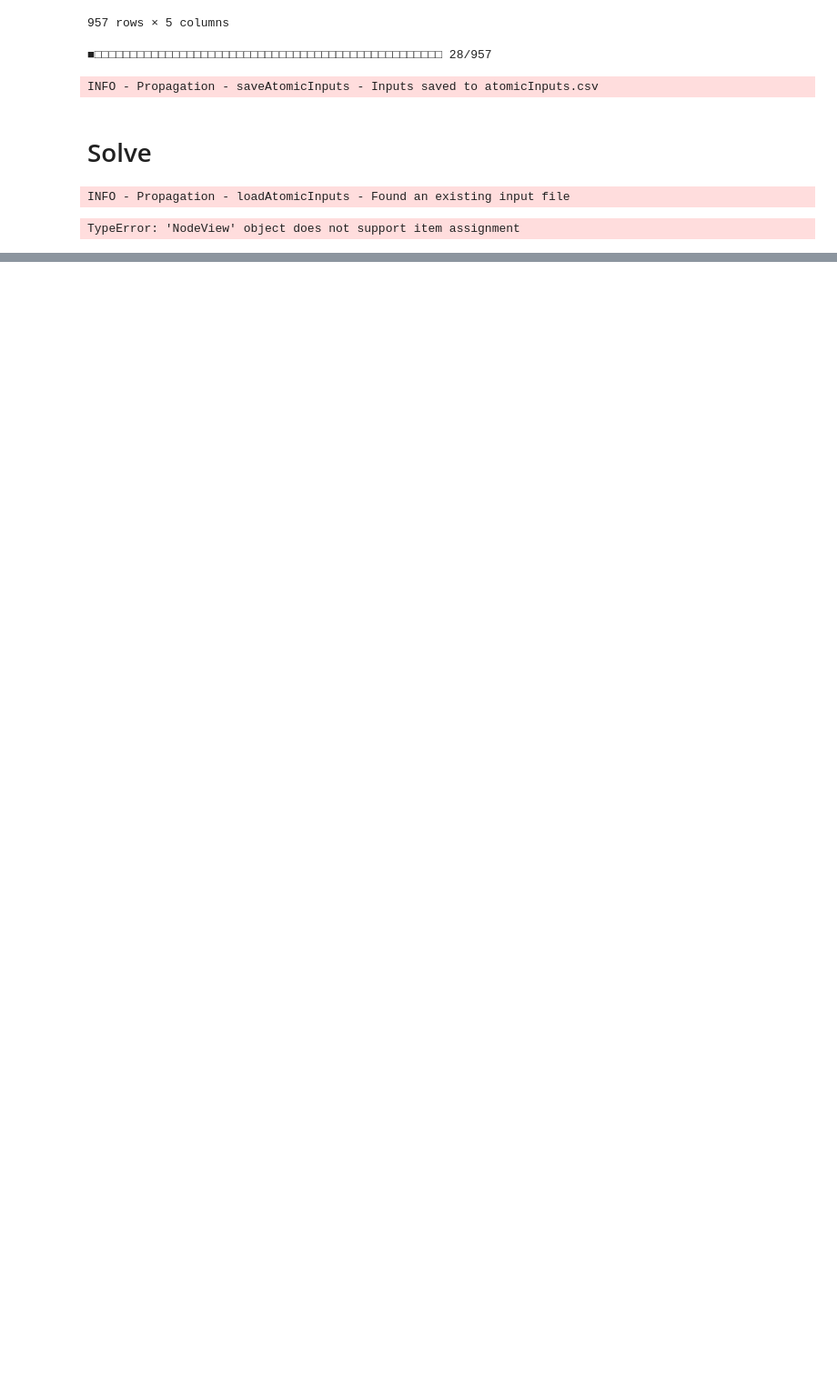
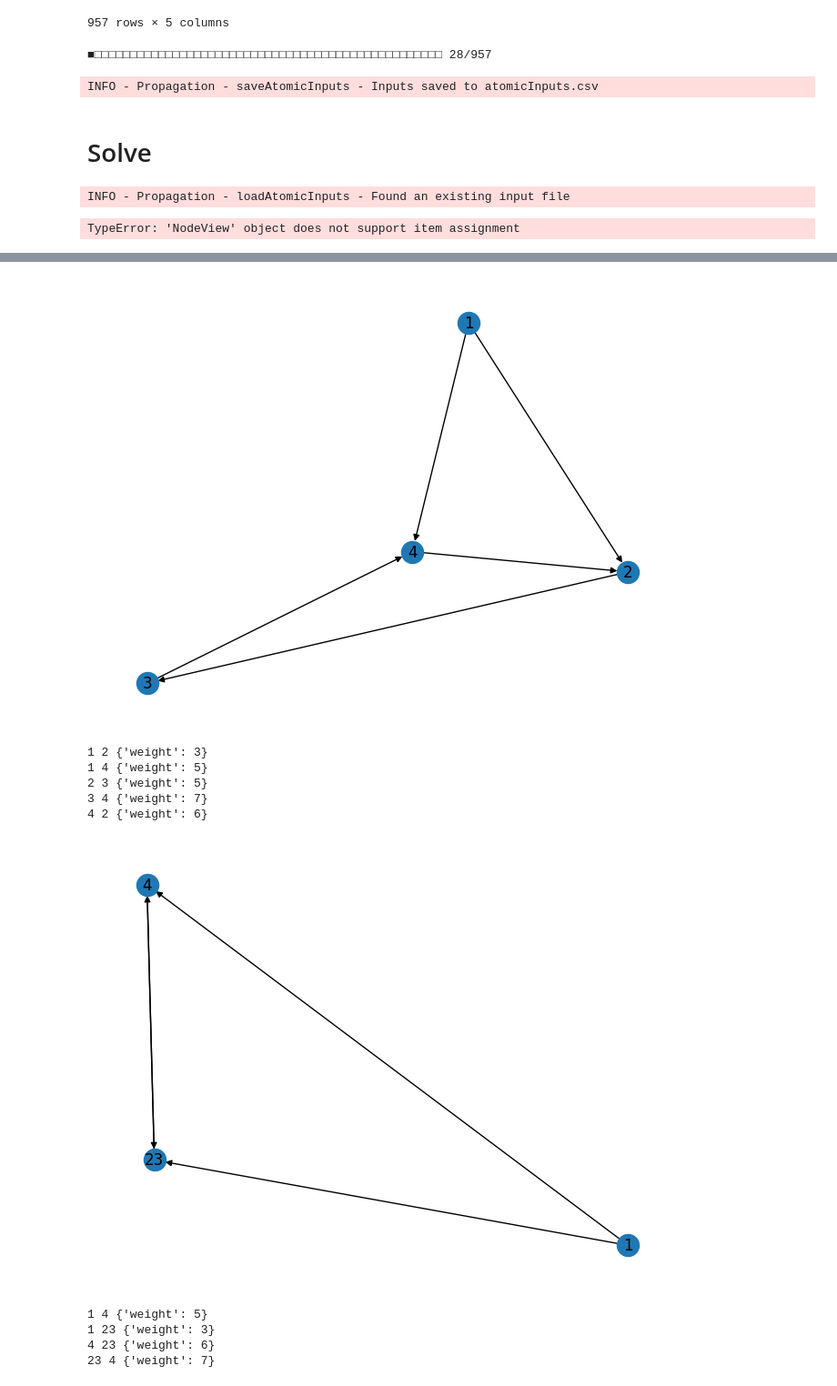
Before and after one commit to TimEpsilon/GraphStonksLand, a Jupyter notebook: Main.ipynb, the cells around one changed output, grey strips where cells are left out. Shown at 91% size. Drawn from its saved outputs; the diff is of its cells as text; code cells hidden in the pictures; blank space fills up the shorter version.

```diff
--- a/Main.ipynb
+++ b/Main.ipynb
@@ -158,0 +266,48 @@ output.to_json("SCT_Table.json")
+# %%
+import networkx as nx
+import matplotlib.pyplot as plt
+
+g = nx.DiGraph()
+g.add_nodes_from((1,2,3,4))
+g.add_edge(1,2,weight=3)
+g.add_edge(2,3,weight=5)
+g.add_edge(3,4,weight=7)
+g.add_edge(1,4,weight=5)
+g.add_edge(4,2,weight=6)
+
+nx.draw_spring(g, with_labels=True)
+plt.show()
+
+tag = "23"
+nodes = {2,3}
+
+for i,o,data in g.edges(data=True):
+    print(i,o,data)
+
+for inc,out,data in g.copy().edges().data():
+    if inc in nodes:
+        g.add_edge(tag, out, **data)
+    if out in nodes:
+        g.add_edge(inc, tag, **data)
+
+for node in g.copy().nodes():
+    if node in nodes:
+        g.remove_node(node)
+
+nx.draw_spring(g, with_labels=True)
+plt.show()
+
+for i,o,data in g.edges(data=True):
+    print(i,o,data)
+# %% [output]
+[figure, added]
+1 2 {'weight': 3}
+1 4 {'weight': 5}
+2 3 {'weight': 5}
+3 4 {'weight': 7}
+4 2 {'weight': 6}
+[figure, added]
+1 4 {'weight': 5}
+1 23 {'weight': 3}
+4 23 {'weight': 6}
+23 4 {'weight': 7}
```
Also changed, not shown: parts of 6 cells of this notebook, 8 other files.
